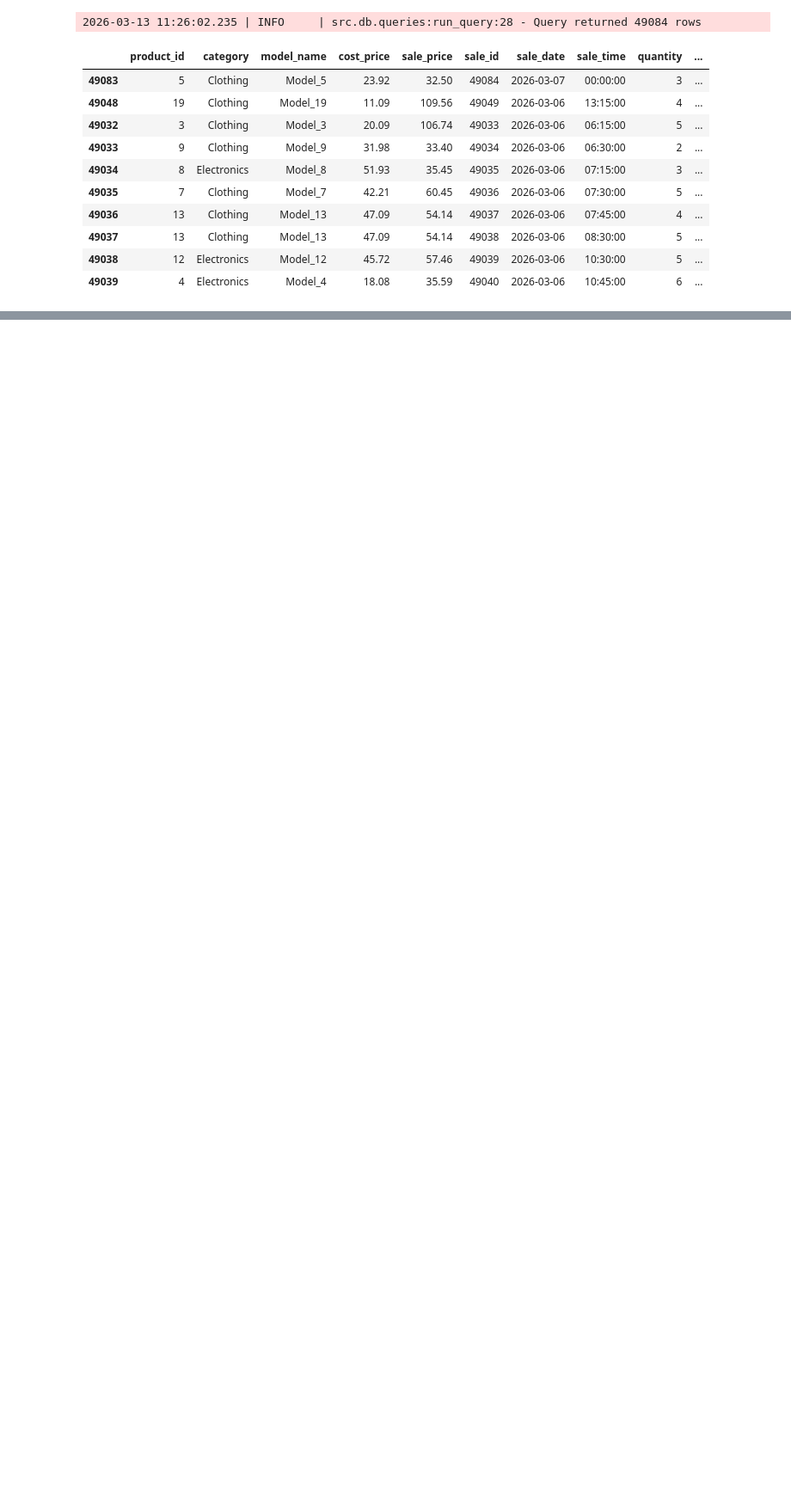
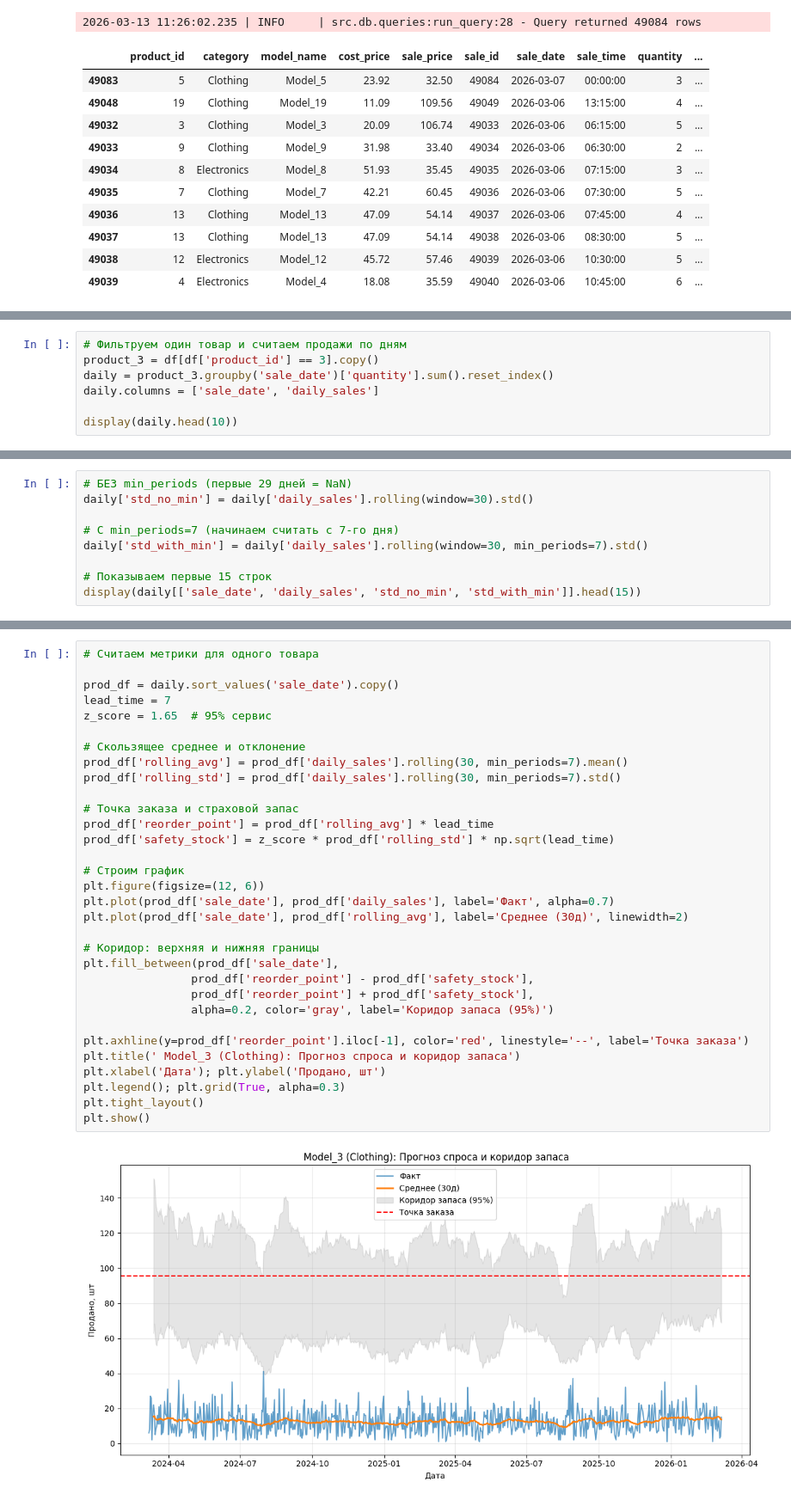
Before and after one commit to OlegPicPulse/beanpath-core, a Jupyter notebook: notebooks/Ecommerce_Coordination_Analytics.ipynb, the cells around one changed output, grey strips where cells are left out. Shown at 86% size. Drawn from its saved outputs; the diff is of its cells as text; blank space fills up the shorter version.

```diff
--- a/notebooks/Ecommerce_Coordination_Analytics.ipynb
+++ b/notebooks/Ecommerce_Coordination_Analytics.ipynb
@@ -303,0 +166,7 @@ ax.fill_between(prod_df['sale_date'],
+# %%
+# Фильтруем один товар и считаем продажи по дням
+product_3 = df[df['product_id'] == 3].copy()
+daily = product_3.groupby('sale_date')['quantity'].sum().reset_index()
+daily.columns = ['sale_date', 'daily_sales']
+
+display(daily.head(10))
@@ -303,0 +187,9 @@ ax.fill_between(prod_df['sale_date'],
+# %%
+# БЕЗ min_periods (первые 29 дней = NaN)
+daily['std_no_min'] = daily['daily_sales'].rolling(window=30).std()
+
+# С min_periods=7 (начинаем считать с 7-го дня)
+daily['std_with_min'] = daily['daily_sales'].rolling(window=30, min_periods=7).std()
+
+# Показываем первые 15 строк
+display(daily[['sale_date', 'daily_sales', 'std_no_min', 'std_with_min']].head(15))
@@ -303,0 +256,34 @@ ax.fill_between(prod_df['sale_date'],
+# %%
+# Считаем метрики для одного товара
+
+prod_df = daily.sort_values('sale_date').copy()
+lead_time = 7
+z_score = 1.65  # 95% сервис
+
+# Скользящее среднее и отклонение
+prod_df['rolling_avg'] = prod_df['daily_sales'].rolling(30, min_periods=7).mean()
+prod_df['rolling_std'] = prod_df['daily_sales'].rolling(30, min_periods=7).std()
+
+# Точка заказа и страховой запас
+prod_df['reorder_point'] = prod_df['rolling_avg'] * lead_time
+prod_df['safety_stock'] = z_score * prod_df['rolling_std'] * np.sqrt(lead_time)
+
+# Строим график
+plt.figure(figsize=(12, 6))
+plt.plot(prod_df['sale_date'], prod_df['daily_sales'], label='Факт', alpha=0.7)
+plt.plot(prod_df['sale_date'], prod_df['rolling_avg'], label='Среднее (30д)', linewidth=2)
+
+# Коридор: верхняя и нижняя границы
+plt.fill_between(prod_df['sale_date'],
+                prod_df['reorder_point'] - prod_df['safety_stock'],
+                prod_df['reorder_point'] + prod_df['safety_stock'],
+                alpha=0.2, color='gray', label='Коридор запаса (95%)')
+
+plt.axhline(y=prod_df['reorder_point'].iloc[-1], color='red', linestyle='--', label='Точка заказа')
+plt.title(' Model_3 (Clothing): Прогноз спроса и коридор запаса')
+plt.xlabel('Дата'); plt.ylabel('Продано, шт')
+plt.legend(); plt.grid(True, alpha=0.3)
+plt.tight_layout()
+plt.show()
+# %% [output]
+[figure, added]
```
Also changed, not shown: parts of 29 cells of this notebook, 1 other file.
